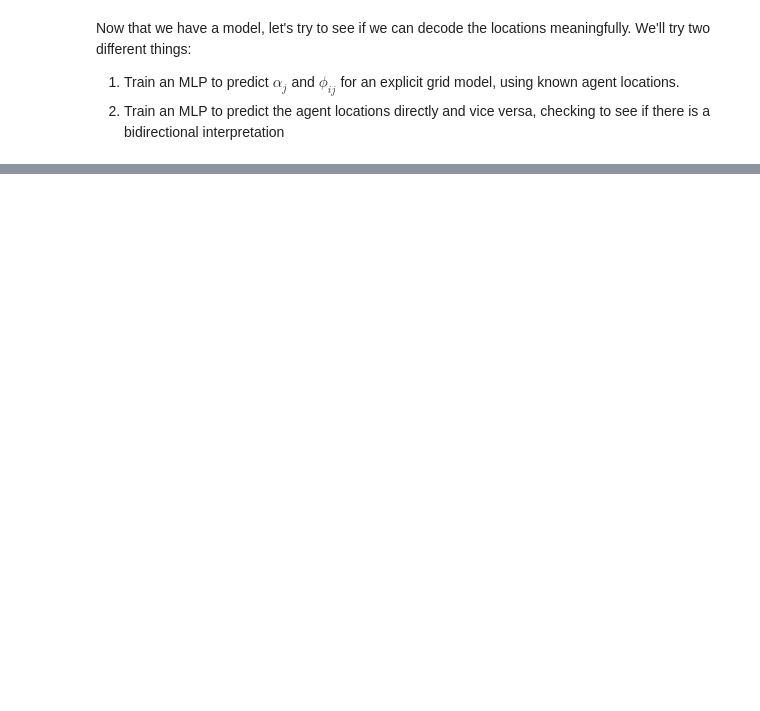
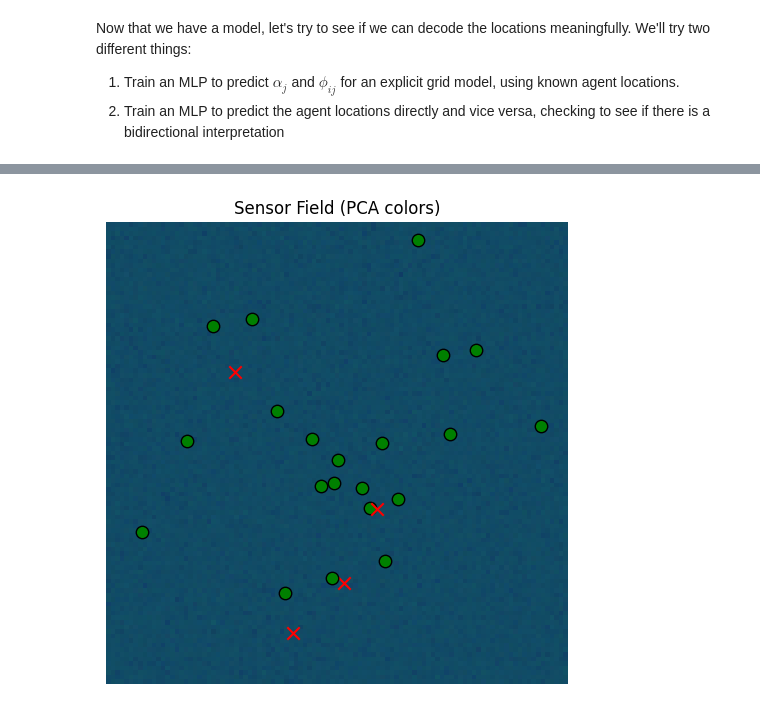
Before and after one commit to hypernicon/tree-world, a Jupyter notebook: notebook/localizing_with_tem_t.ipynb, the cells around one changed output, grey strips where cells are left out. Drawn from its saved outputs; the diff is of its cells as text; code cells hidden in the pictures; blank space fills up the shorter version.

```diff
--- a/notebook/localizing_with_tem_t.ipynb
+++ b/notebook/localizing_with_tem_t.ipynb
@@ -1020,0 +1103,18 @@ RuntimeError: shape '[1000, 2]' is invalid for input of size 6000
+# %%
+location_codes_for_grid = loc_to_grid_mlp_sense(grid_locations)
+print(f"location_codes_for_grid.shape: {location_codes_for_grid.shape}")
+
+geometric_location = world.agent.model.last_location
+sensory = world.agent.model.last_sensory
+predicted_sensor_values = world.agent.model.tem.sensory_predictor(
+    location_codes_for_grid[None, ...], geometric_location, sensory, allow_self_attention=True, add_residual=False
+)[0]
+
+print(f"predicted_sensor_values.shape: {predicted_sensor_values.shape}")
+
+predicted_error = torch.norm(predicted_sensor_values - sensor_values, dim=1).mean()
+
+print(f"predicted_error: {predicted_error.item()}")
+
+print(f"sensor_values stats: min: {sensor_values.min()} max: {sensor_values.max()} mean: {sensor_values.mean()} std: {sensor_values.std()}")
+print(f"predicted_sensor_values stats: min: {predicted_sensor_values.min()} max: {predicted_sensor_values.max()} mean: {predicted_sensor_values.mean()} std: {predicted_sensor_values.std()}")
@@ -1020,0 +1127,4 @@ RuntimeError: shape '[1000, 2]' is invalid for input of size 6000
+# %%
+base_sensor_field, fig, ax = rgb_model.plot_sensor_field(world, predicted_sensor_values)
+# %% [output]
+[figure, added]
```
Also changed, not shown: parts of 19 cells of this notebook, 2 other files.
